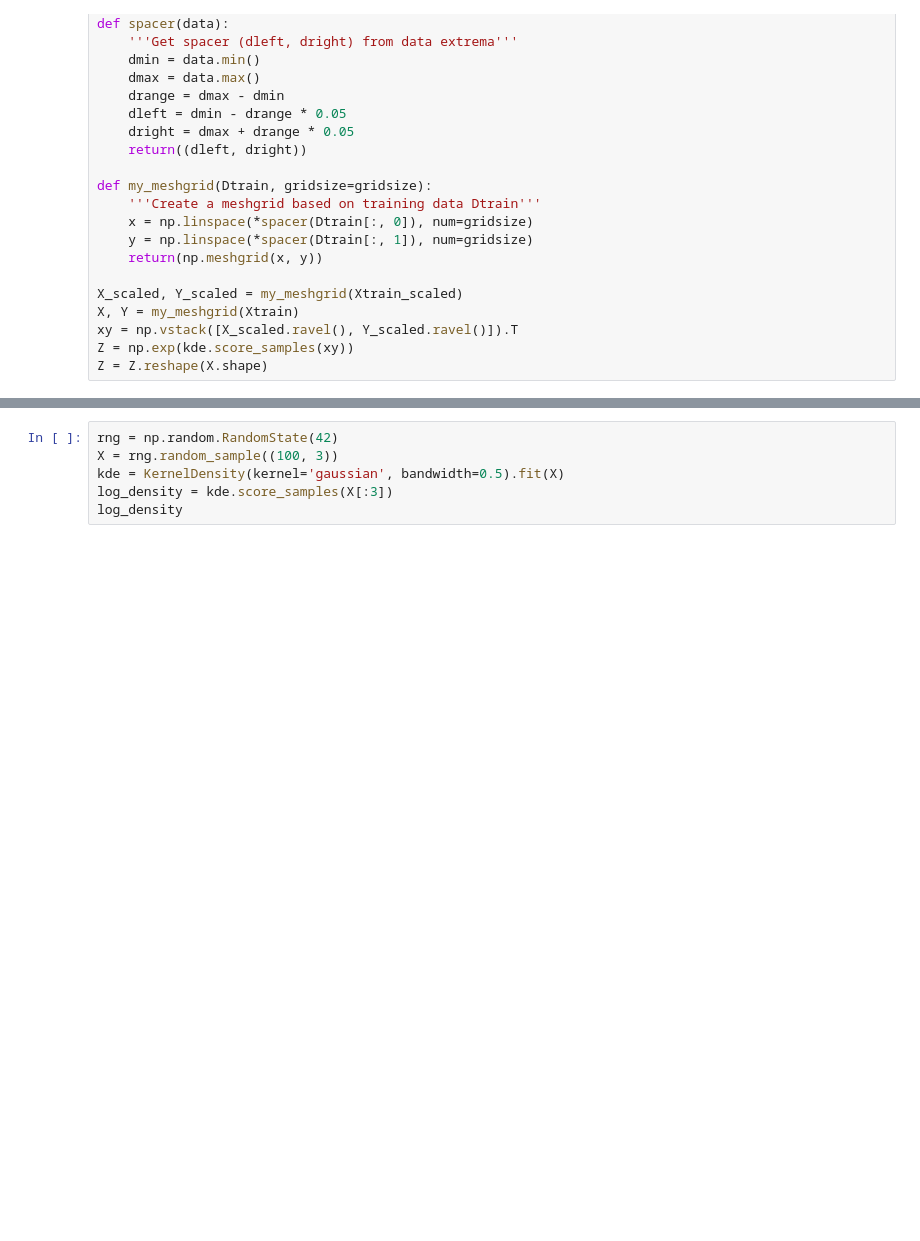
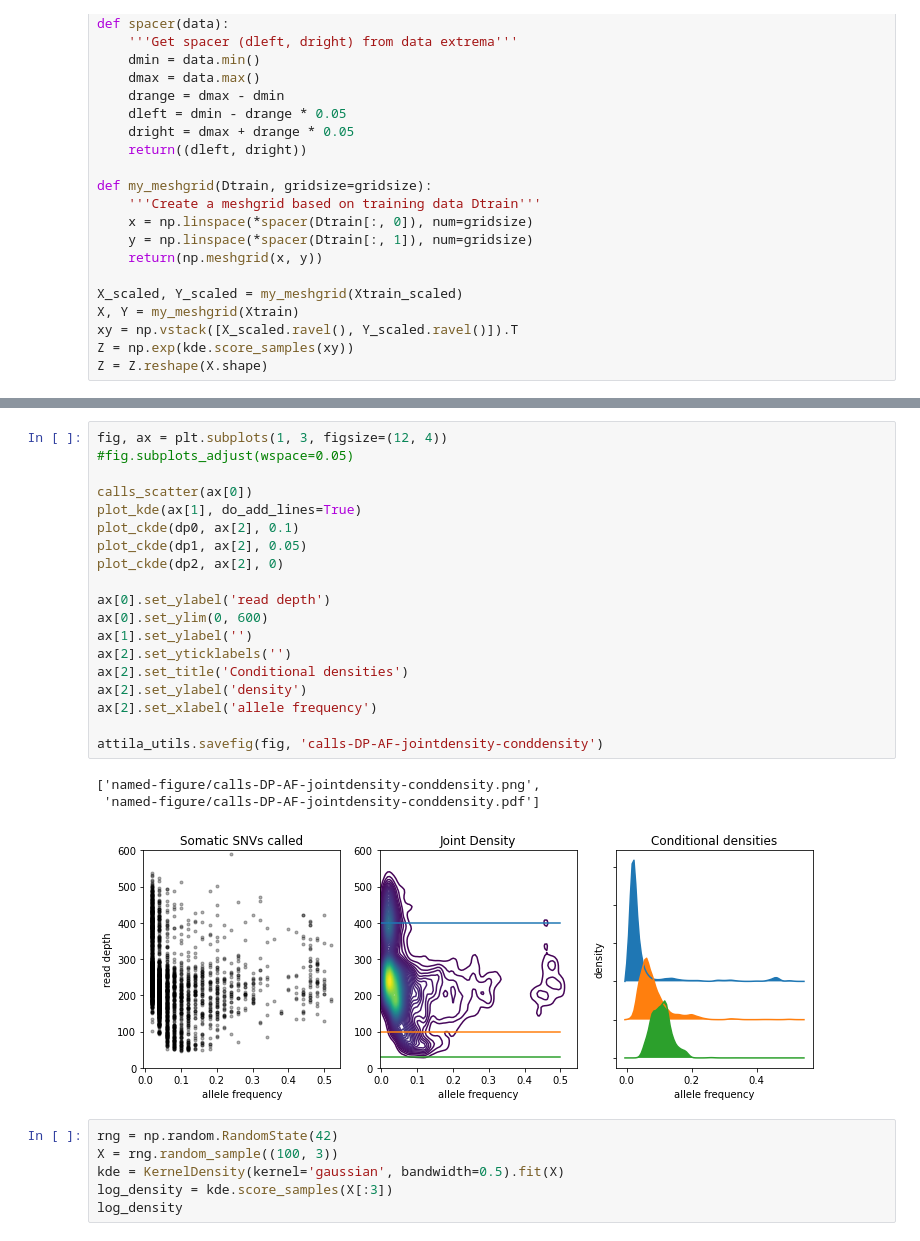
Before and after one commit to attilagk/lab-notebook, a Jupyter notebook: projects/bsm/R/2020-08-13-select-vars/2020-08-13-select-vars.ipynb, the cells around one changed output, grey strips where cells are left out. Drawn from its saved outputs; the diff is of its cells as text; blank space fills up the shorter version.

```diff
--- a/projects/bsm/R/2020-08-13-select-vars/2020-08-13-select-vars.ipynb
+++ b/projects/bsm/R/2020-08-13-select-vars/2020-08-13-select-vars.ipynb
@@ -248,6 +257,29 @@ attila_utils.savefig(fig, 'DP-AF-jointdensity-conddensity')
 ['named-figure/DP-AF-jointdensity-conddensity.png',
  'named-figure/DP-AF-jointdensity-conddensity.pdf']
 [figure]
+# %%
+fig, ax = plt.subplots(1, 3, figsize=(12, 4))
+#fig.subplots_adjust(wspace=0.05)
+
+calls_scatter(ax[0])
+plot_kde(ax[1], do_add_lines=True)
+plot_ckde(dp0, ax[2], 0.1)
+plot_ckde(dp1, ax[2], 0.05)
+plot_ckde(dp2, ax[2], 0)
+
+ax[0].set_ylabel('read depth')
+ax[0].set_ylim(0, 600)
+ax[1].set_ylabel('')
+ax[2].set_yticklabels('')
+ax[2].set_title('Conditional densities')
+ax[2].set_ylabel('density')
+ax[2].set_xlabel('allele frequency')
+
+attila_utils.savefig(fig, 'calls-DP-AF-jointdensity-conddensity')
+# %% [output]
+['named-figure/calls-DP-AF-jointdensity-conddensity.png',
+ 'named-figure/calls-DP-AF-jointdensity-conddensity.pdf']
+[figure, added]
 # %%
 rng = np.random.RandomState(42)
 X = rng.random_sample((100, 3))
```
Also changed, not shown: parts of 8 cells of this notebook, 10 other files.
